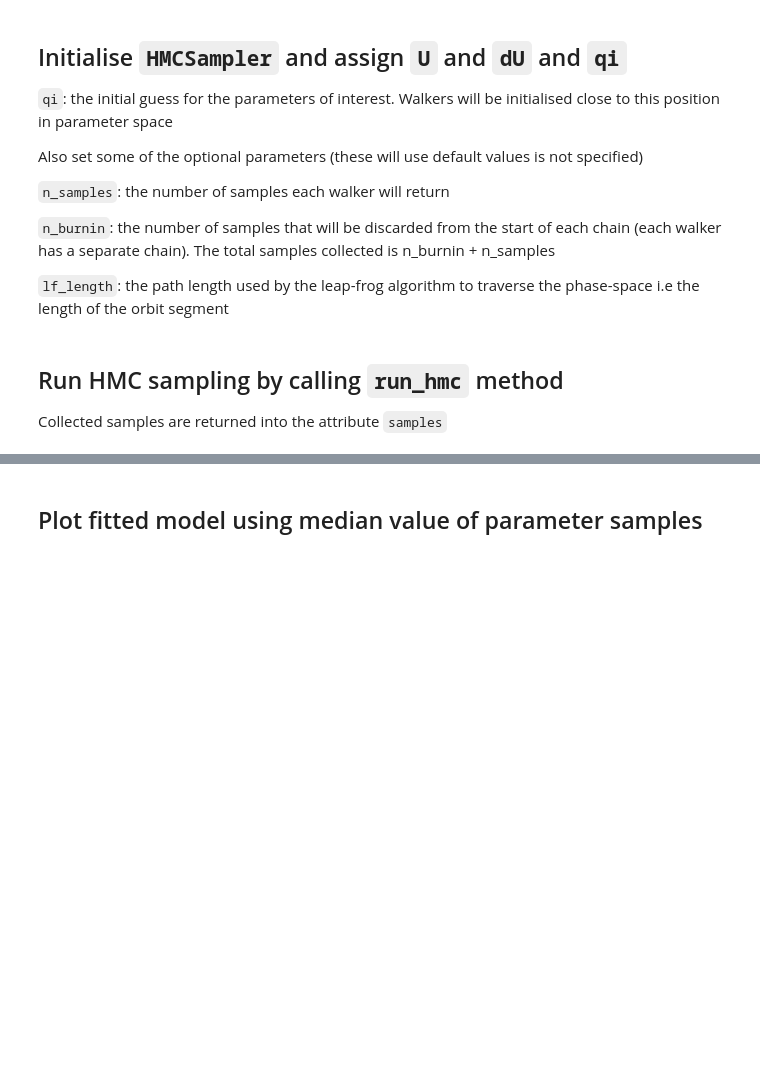
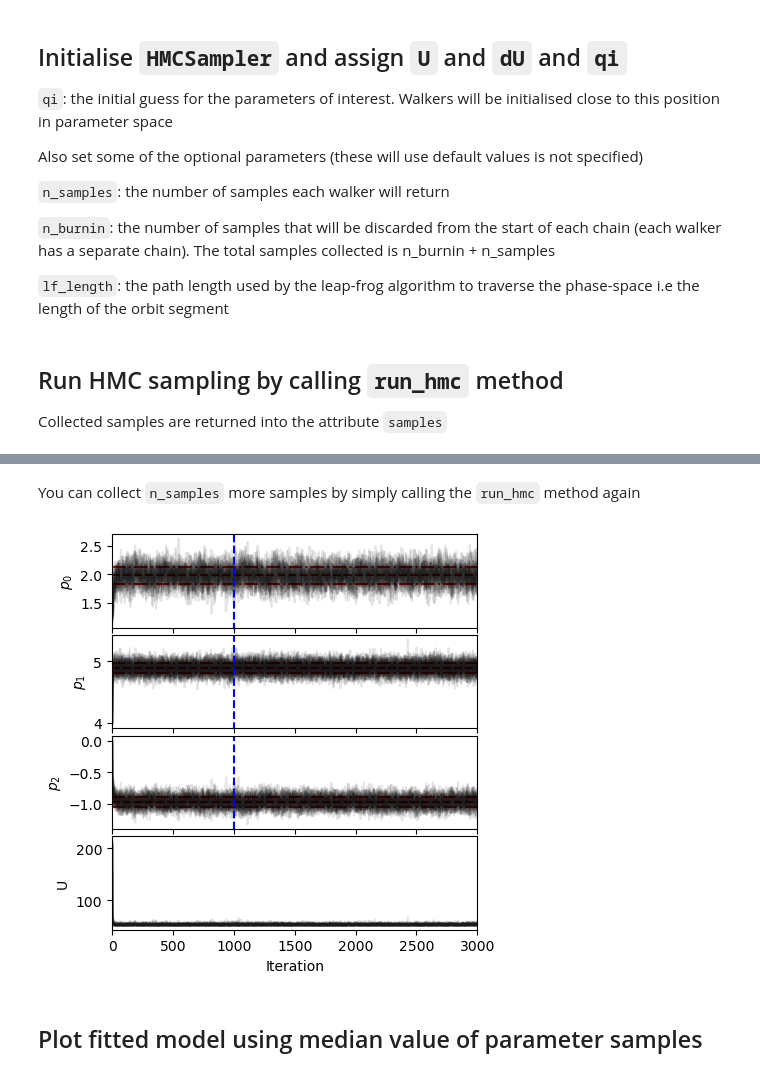
Before and after one commit to dylannpaterson/HMC, a Jupyter notebook: example.ipynb, the cells around one changed output, grey strips where cells are left out. Cells and saved outputs as stored; diff of their text form; code cells hidden in the pictures; blank space fills up the shorter version.

```diff
--- a/example.ipynb
+++ b/example.ipynb
@@ -87,3 +128,10 @@ smp.run_hmc()
+# %% [markdown]
+You can collect `n_samples` more samples by simply calling the `run_hmc` method again
+# %%
+smp.run_hmc()
+chain_plot = smp.plot_chains()
+# %% [output]
+[figure, added]
 # %% [markdown]
 ## Plot fitted model using median value of parameter samples
 # %%
```
Also changed, not shown: parts of 32 cells of this notebook.
